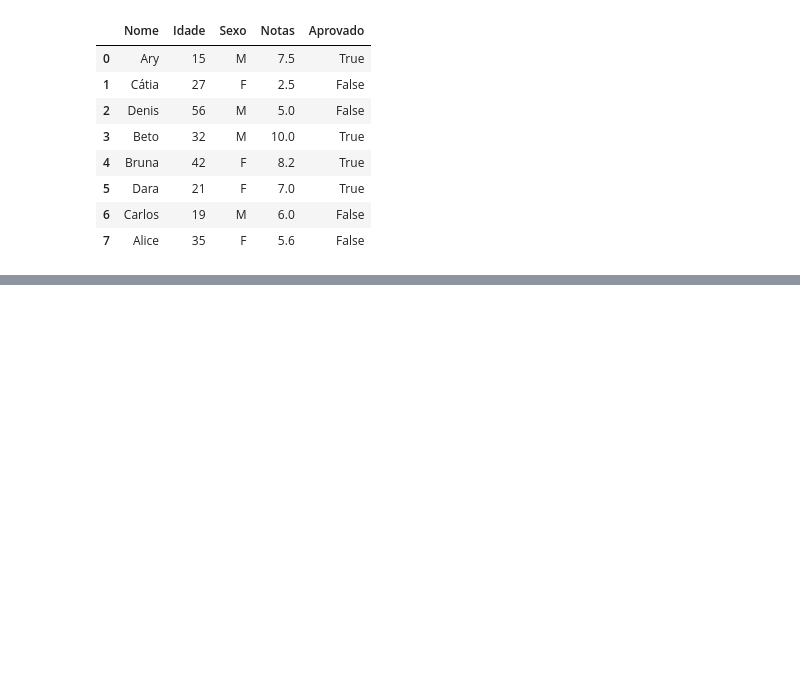
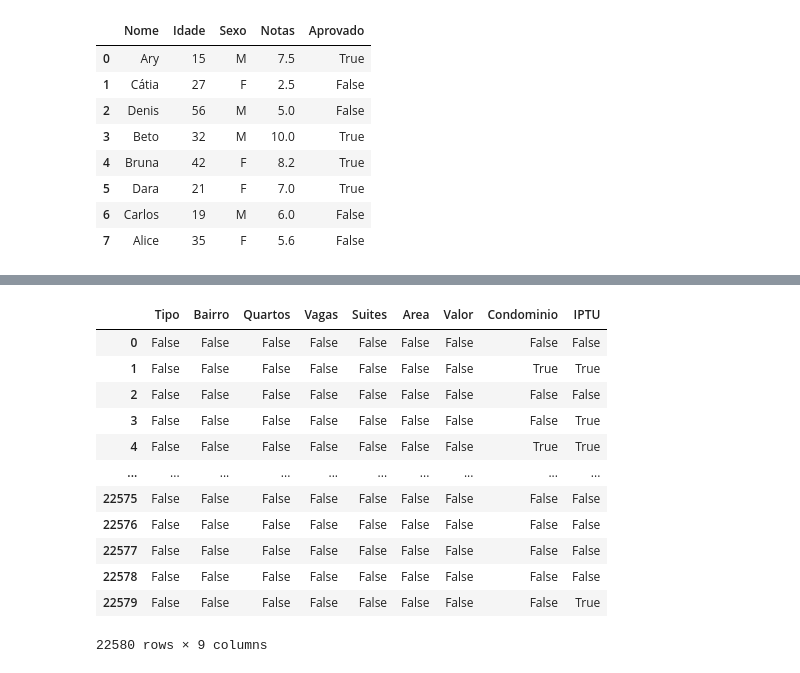
Before and after one commit to Lyarkh/Tratando_e_analisando_dados_Pandas, a Jupyter notebook: Notebooks_e_datasets/Relatorios.ipynb, the cells around one changed output, grey strips where cells are left out. Saved outputs shown, nothing was run; the diff lists cells and outputs as text; code cells hidden in the pictures; blank space fills up the shorter version.

Commit message:
Tratando dados nulos e atualizando arquivo csv

```diff
--- a/Notebooks_e_datasets/Relatorios.ipynb
+++ b/Notebooks_e_datasets/Relatorios.ipynb
@@ -449,0 +469,16 @@ alunos
+# %%
+dados.isnull()
+# %% [output]
+|  | Tipo | Bairro | Quartos | Vagas | Suites | Area | Valor | Condominio | IPTU |
+| 0 | False | False | False | False | False | False | False | False | False |
+| 1 | False | False | False | False | False | False | False | True | True |
+| 2 | False | False | False | False | False | False | False | False | False |
+| 3 | False | False | False | False | False | False | False | False | True |
+| 4 | False | False | False | False | False | False | False | True | True |
+| ... | ... | ... | ... | ... | ... | ... | ... | ... | ... |
+| 22575 | False | False | False | False | False | False | False | False | False |
+| 22576 | False | False | False | False | False | False | False | False | False |
+| 22577 | False | False | False | False | False | False | False | False | False |
+| 22578 | False | False | False | False | False | False | False | False | False |
+| 22579 | False | False | False | False | False | False | False | False | True |
+22580 rows × 9 columns
```
Also changed, not shown: parts of 14 cells of this notebook, 1 other file.
